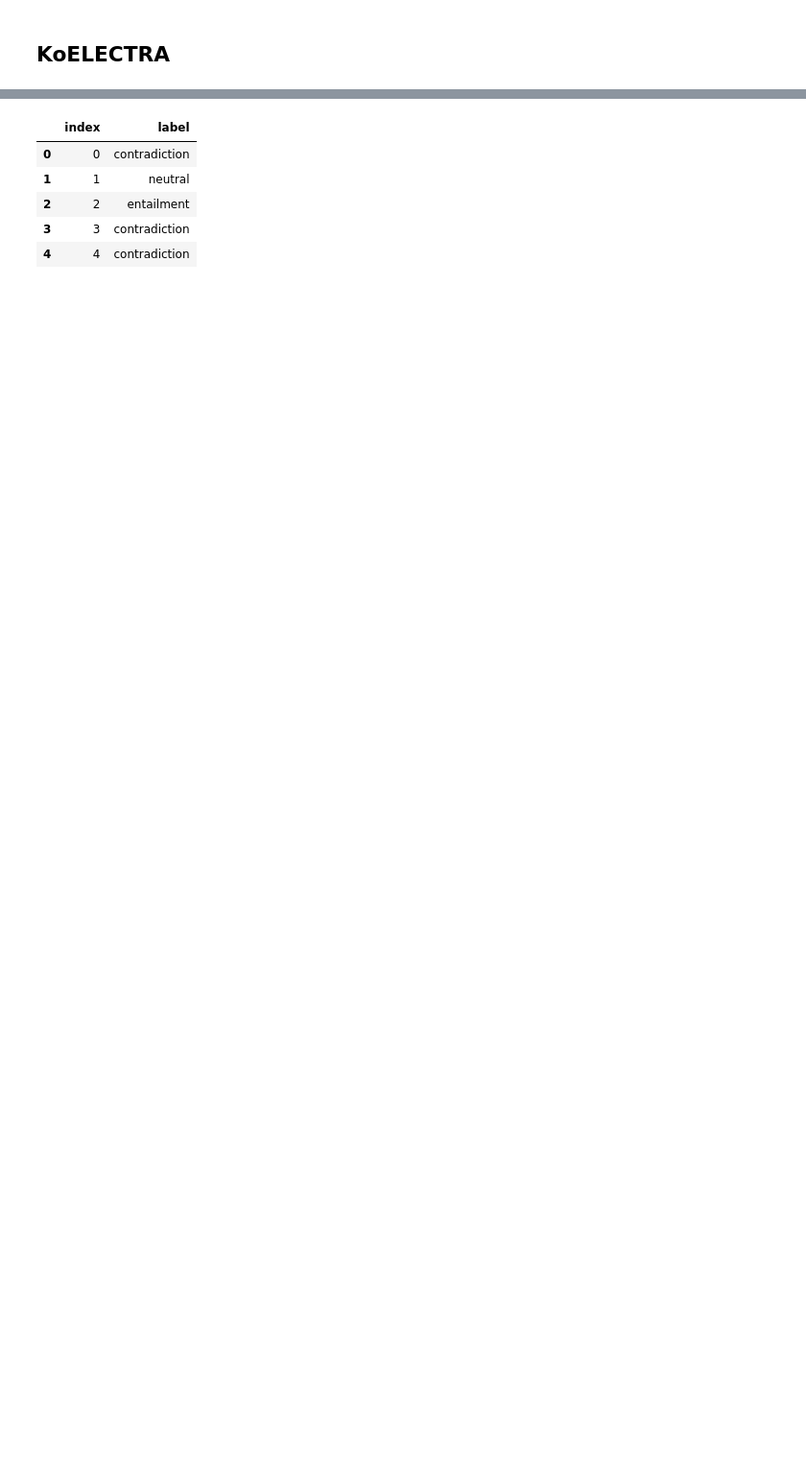
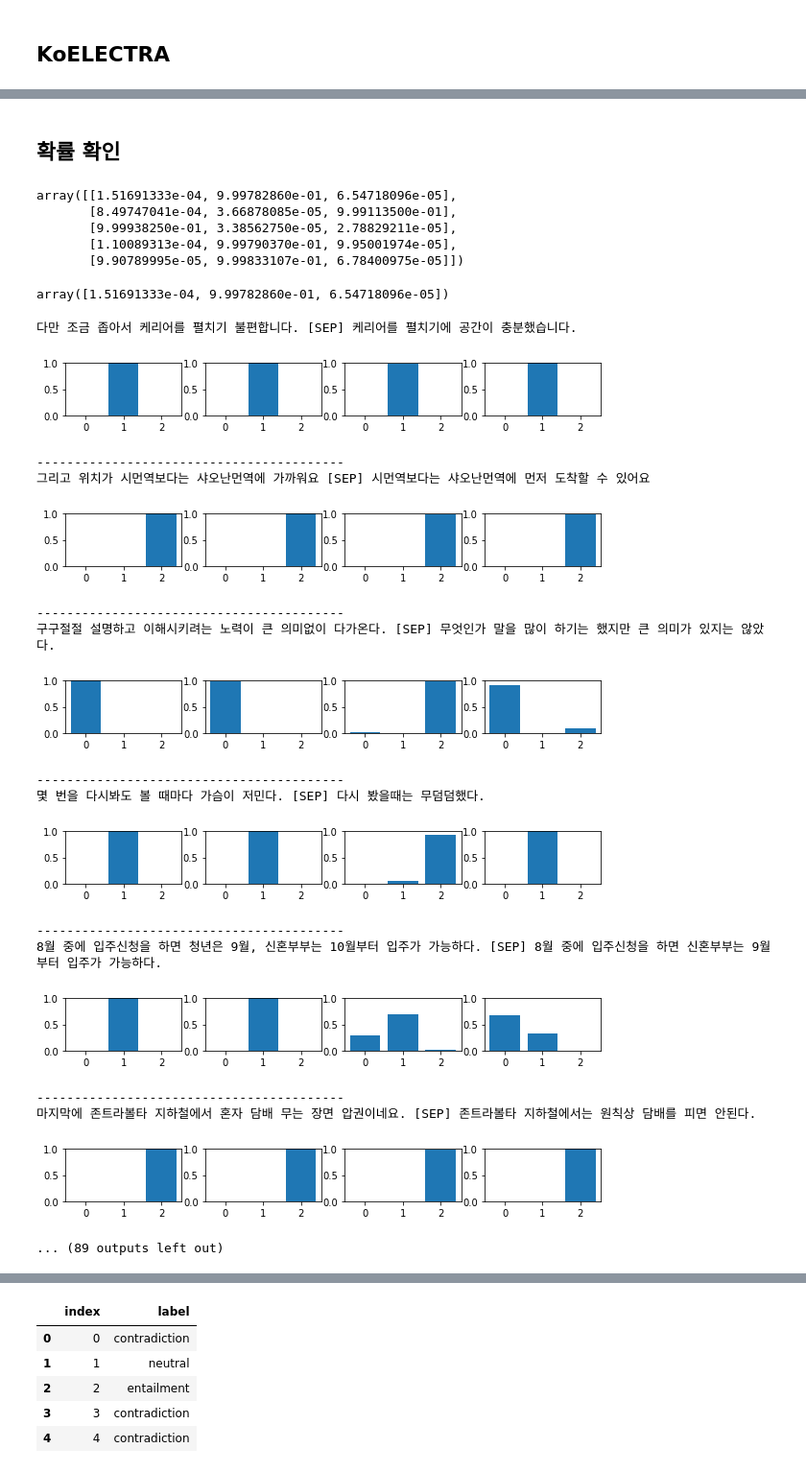
Before and after one commit to kyeongchan92/DACON_Korean_NLI, a Jupyter notebook: pretrained_model.ipynb, the cells around one changed output, grey strips where cells are left out. Shown: that part at 96% size. Drawn from its saved outputs; the diff is of its cells as text; code cells hidden in the pictures; blank space fills up the shorter version.

```diff
--- a/pretrained_model.ipynb
+++ b/pretrained_model.ipynb
@@ -522,0 +595,3 @@ elapsed time : 7.431588411331177
+# %%
+df_test = pd.read_csv("data/test_data.csv")
+X_test = df_test["premise"] + " " + tokenizer.sep_token + " " + df_test["hypothesis"]
@@ -522,0 +644,5 @@ elapsed time : 7.431588411331177
+# %%
+preds = model(X_test[0])[0]
+# %%
+for_one = [preds[0]['score'], preds[2]['score'], preds[1]['score']]
+for_one
@@ -522,0 +653,9 @@ elapsed time : 7.431588411331177
+# %%
+robert_base_prob = np.empty((0,3), float)
+for i in tqdm(range(X_test.shape[0])):
+    # y_pred = model(X_test[i])[0]["label"].lower()
+    preds = model(X_test[i])[0]
+    for_one = [preds[0]['score'], preds[2]['score'], preds[1]['score']]
+    robert_base_prob = np.vstack((robert_base_prob, for_one))
+
+# y_preds = np.array(y_preds)
@@ -522,0 +733,10 @@ elapsed time : 7.431588411331177
+# %% [markdown]
+## 확률 확인
+# %%
+roberta_large_probs[:5]
+# %% [output]
+array([[1.51691333e-04, 9.99782860e-01, 6.54718096e-05],
+       [8.49747041e-04, 3.66878085e-05, 9.99113500e-01],
+       [9.99938250e-01, 3.38562750e-05, 2.78829211e-05],
+       [1.10089313e-04, 9.99790370e-01, 9.95001974e-05],
+       [9.90789995e-05, 9.99833107e-01, 6.78400975e-05]])
@@ -522,0 +745,45 @@ elapsed time : 7.431588411331177
+# %%
+roberta_large_probs[0]
+# %% [output]
+array([1.51691333e-04, 9.99782860e-01, 6.54718096e-05])
+# %%
+for _ in range(50):
+    print(X_test[_])
+    plt.figure(figsize=(10, 1))
+    plt.subplot(1, 4, 1)
+    plt.bar(['0', '1', '2'], roberta_large_probs[_])
+    plt.ylim((0,1))
+
+    plt.subplot(1, 4, 2)
+    plt.bar(['0', '1', '2'], electra_probs[_])
+    plt.ylim((0,1))
+
+    plt.subplot(1, 4, 3)
+    plt.bar(['0', '1', '2'], kobert_probs[_])
+    plt.ylim((0,1))
+
+    plt.subplot(1, 4, 4)
+    plt.bar(['0', '1', '2'], robert_base_prob[_])
+    plt.ylim((0,1))
+
+    plt.show()
+    print('-----------------------------------------')
+# %% [output]
+다만 조금 좁아서 케리어를 펼치기 불편합니다. [SEP] 케리어를 펼치기에 공간이 충분했습니다.
+[figure, added]
+-----------------------------------------
+그리고 위치가 시먼역보다는 샤오난먼역에 가까워요 [SEP] 시먼역보다는 샤오난먼역에 먼저 도착할 수 있어요
+[figure, added]
+-----------------------------------------
+구구절절 설명하고 이해시키려는 노력이 큰 의미없이 다가온다. [SEP] 무엇인가 말을 많이 하기는 했지만 큰 의미가 있지는 않았다.
+[figure, added]
+-----------------------------------------
+몇 번을 다시봐도 볼 때마다 가슴이 저민다. [SEP] 다시 봤을때는 무덤덤했다.
+[figure, added]
+-----------------------------------------
+8월 중에 입주신청을 하면 청년은 9월, 신혼부부는 10월부터 입주가 가능하다. [SEP] 8월 중에 입주신청을 하면 신혼부부는 9월 부터 입주가 가능하다.
+[figure, added]
+-----------------------------------------
+마지막에 존트라볼타 지하철에서 혼자 담배 무는 장면 압권이네요. [SEP] 존트라볼타 지하철에서는 원칙상 담배를 피면 안된다.
+[figure, added]
+... (89 outputs left out)
```
Also changed, not shown: parts of 87 cells of this notebook.
